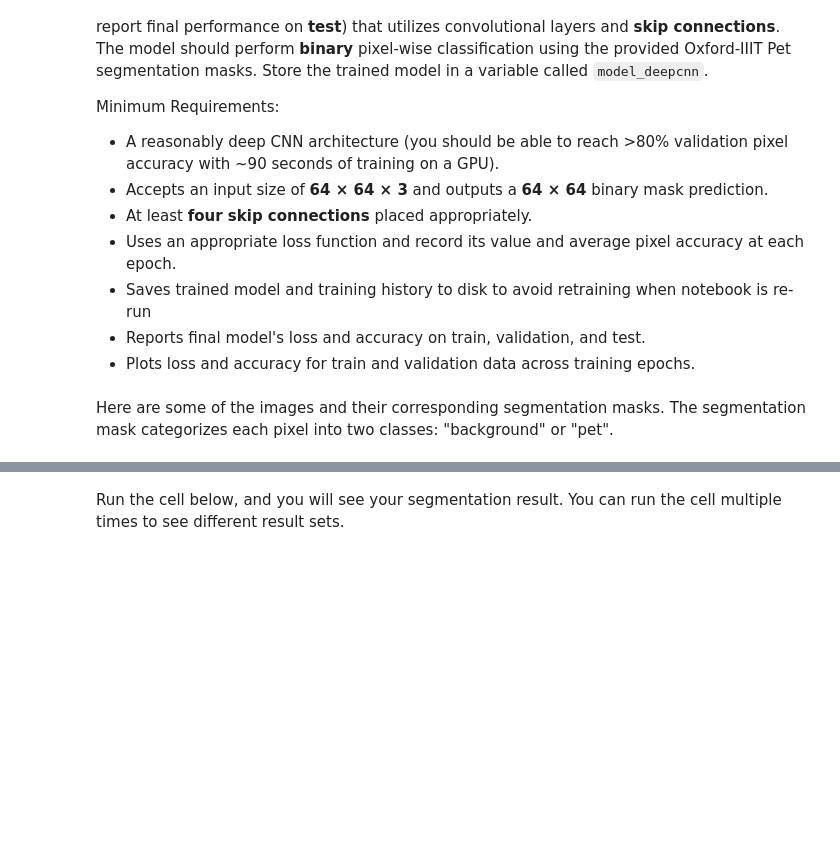
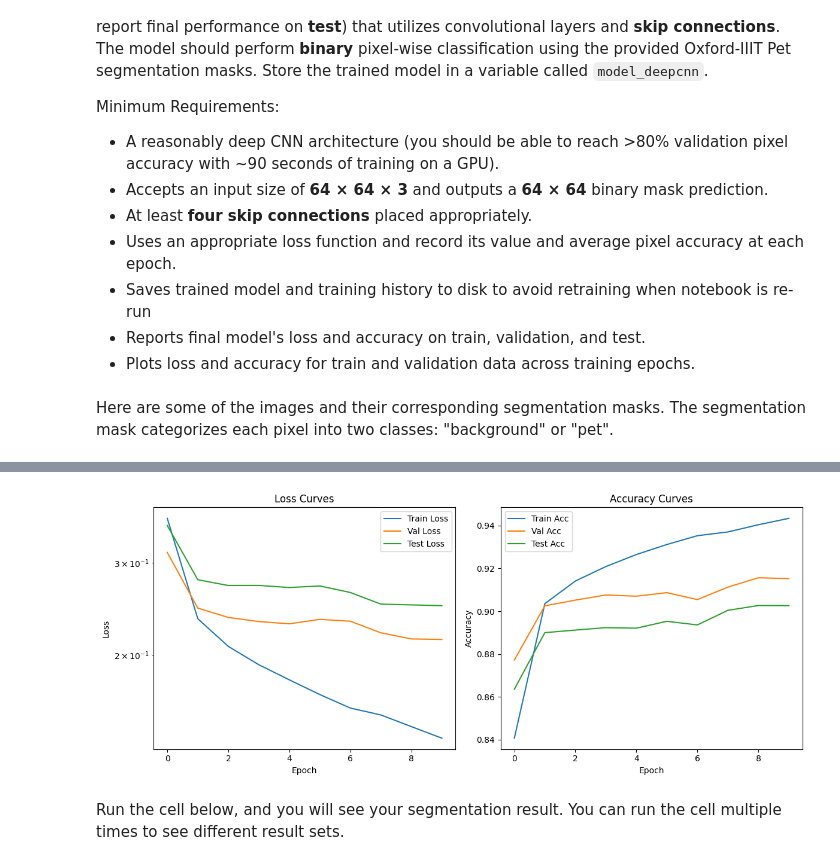
Before and after one commit to Andrew-S-Jing/cs1090b, a Jupyter notebook: hw/hw2/cs1090b_hw2.ipynb, the cells around one changed output, grey strips where cells are left out. Cells and saved outputs as stored; diff of their text form; code cells hidden in the pictures; blank space fills up the shorter version.

```diff
--- a/hw/hw2/cs1090b_hw2.ipynb
+++ b/hw/hw2/cs1090b_hw2.ipynb
@@ -57,7 +62,7 @@ print("device:", DEVICE)
 # Prefer using a shared, pre-downloaded dataset directory on the course cluster when available.
 # If you run this notebook elsewhere, it will fall back to a local ./data directory and download as needed.
 SHARED_DATA_ROOT = Path("/shared/courseSharedFolders/163602outer/163602/datasets")
-LOCAL_DATA_ROOT = Path("data")
+LOCAL_DATA_ROOT = Path("/mnt/ssd/Ubuntu-24.04/ssd-cs1090b/hw2/data")
 
 
 def shared_or_local(
@@ -96,7 +101,7 @@ def split_train_val(ds, val_size: int, seed: int):
 
 # Multiprocessing in Jupyter can be finicky (especially on macOS/Windows).
 # Default to 0 workers for reliability. On Linux, you can bump this to 2–4 for speed.
-NUM_WORKERS = 0
+NUM_WORKERS = 4
 
 
 def make_loaders(
@@ -644,3 +1021,29 @@ plt.show()
+# %%
+# Plot training curves for binary segmentation
+plt.figure(figsize=(12, 5))
+plt.subplot(1, 2, 1)
+plt.plot(pet_seg_train_results["train_loss"], label="Train Loss")
+plt.plot(pet_seg_train_results["val_loss"], label="Val Loss")
+plt.plot(pet_seg_train_results["test_loss"], label="Test Loss")
+plt.title("Loss Curves")
+plt.xlabel("Epoch")
+plt.ylabel("Loss")
+plt.yscale("log")
+plt.legend()
+
+plt.subplot(1, 2, 2)
+plt.plot(pet_seg_train_results["train_acc"], label="Train Acc")
+plt.plot(pet_seg_train_results["val_acc"], label="Val Acc")
+plt.plot(pet_seg_train_results["test_acc"], label="Test Acc")
+plt.title("Accuracy Curves")
+plt.xlabel("Epoch")
+plt.ylabel("Accuracy")
+plt.legend()
+
+plt.tight_layout()
+plt.show()
+# %% [output]
+[figure, added]
 # %% [markdown]
 Run the cell below, and you will see your segmentation result. You can run the cell multiple times to see different result sets.
 # %%
```
Also changed, not shown: parts of 33 cells of this notebook.
